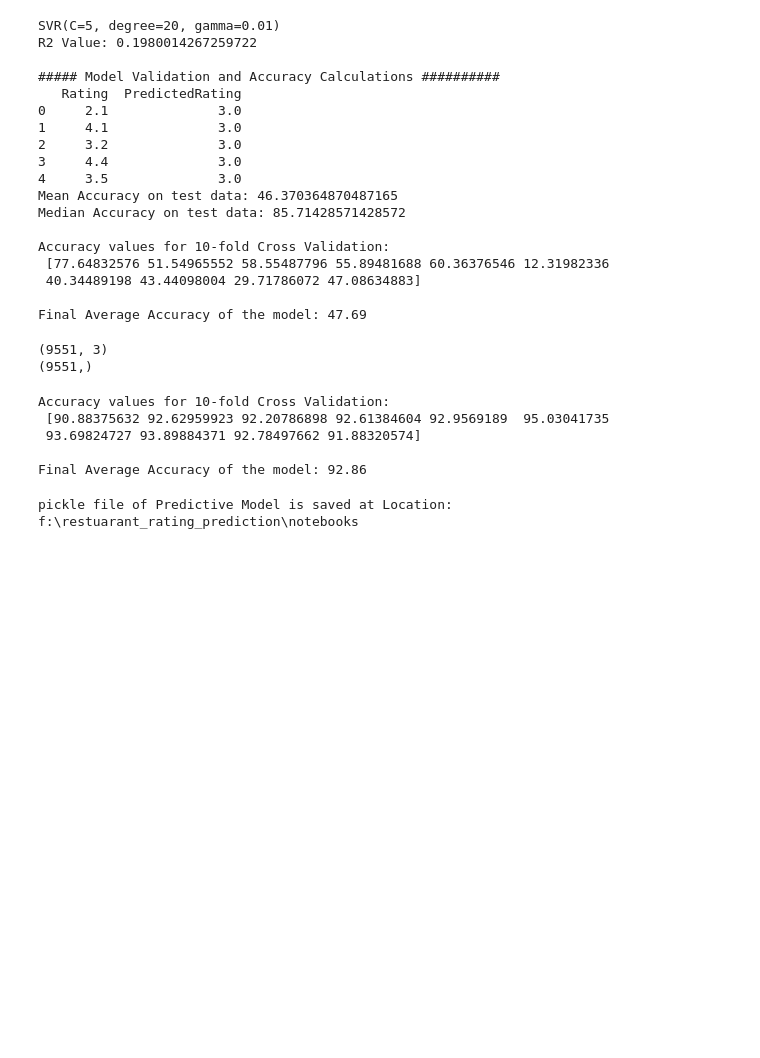
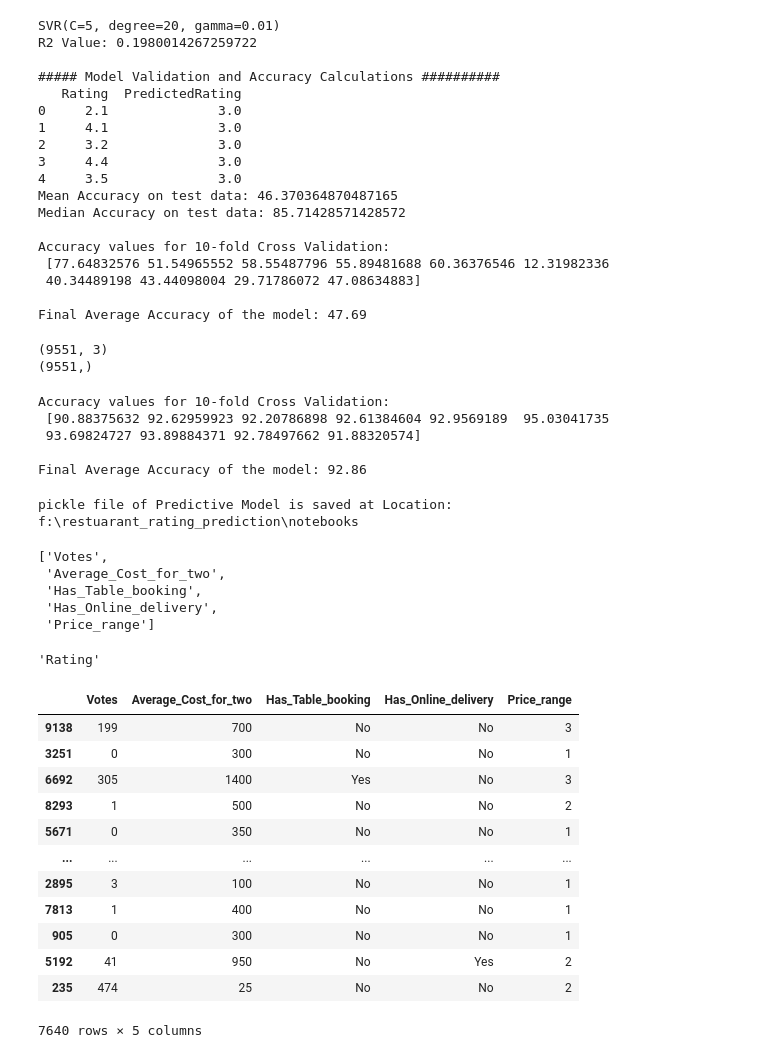
Before and after one commit to Adityashinde1/restuarant_ratings, a Jupyter notebook: notebook/restuarant_rating_prediction.ipynb, the cells around one changed output. Drawn from its saved outputs; the diff is of its cells as text; code cells hidden in the pictures; blank space fills up the shorter version.

```diff
--- a/notebook/restuarant_rating_prediction.ipynb
+++ b/notebook/restuarant_rating_prediction.ipynb
@@ -1086,0 +1098,18 @@ pickle file of Predictive Model is saved at Location: f:\restuarant_rating_predi
+# %%
+selected_columns = schema_df['selected_columns']
+selected_columns
+# %% [output]
+['Votes',
+ 'Average_Cost_for_two',
+ 'Has_Table_booking',
+ 'Has_Online_delivery',
+ 'Price_range']
+# %%
+from sklearn.pipeline import Pipeline
+from sklearn.compose import ColumnTransformer
+TARGET_COLUMN_KEY = 'target_column'
+target_column_name = schema_df[TARGET_COLUMN_KEY]
+input_feature_train_df = train_df[selected_columns]
+target_column_name
+# %% [output]
+'Rating'
@@ -1086,0 +1118,17 @@ pickle file of Predictive Model is saved at Location: f:\restuarant_rating_predi
+# %%
+input_feature_train_df = train_df[selected_columns]
+input_feature_train_df
+# %% [output]
+|  | Votes | Average_Cost_for_two | Has_Table_booking | Has_Online_delivery | Price_range |
+| 9138 | 199 | 700 | No | No | 3 |
+| 3251 | 0 | 300 | No | No | 1 |
+| 6692 | 305 | 1400 | Yes | No | 3 |
+| 8293 | 1 | 500 | No | No | 2 |
+| 5671 | 0 | 350 | No | No | 1 |
+| ... | ... | ... | ... | ... | ... |
+| 2895 | 3 | 100 | No | No | 1 |
+| 7813 | 1 | 400 | No | No | 1 |
+| 905 | 0 | 300 | No | No | 1 |
+| 5192 | 41 | 950 | No | Yes | 2 |
+| 235 | 474 | 25 | No | No | 2 |
+7640 rows × 5 columns
```
Also changed, not shown: parts of 8 cells of this notebook, 4 other files.
